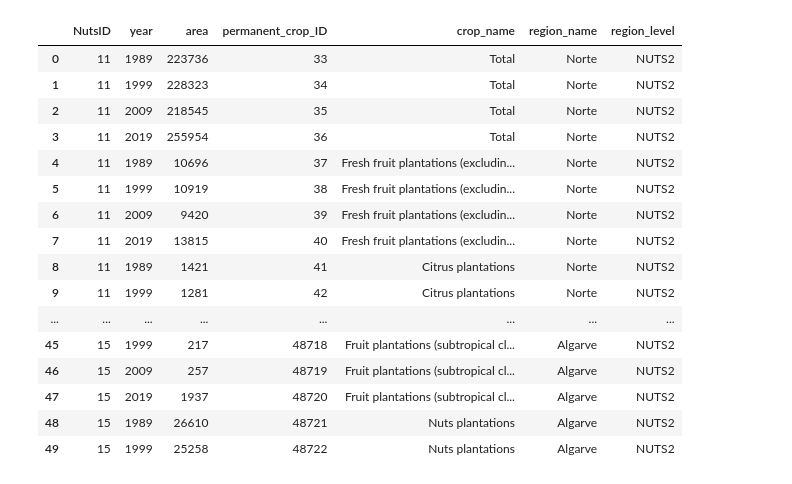
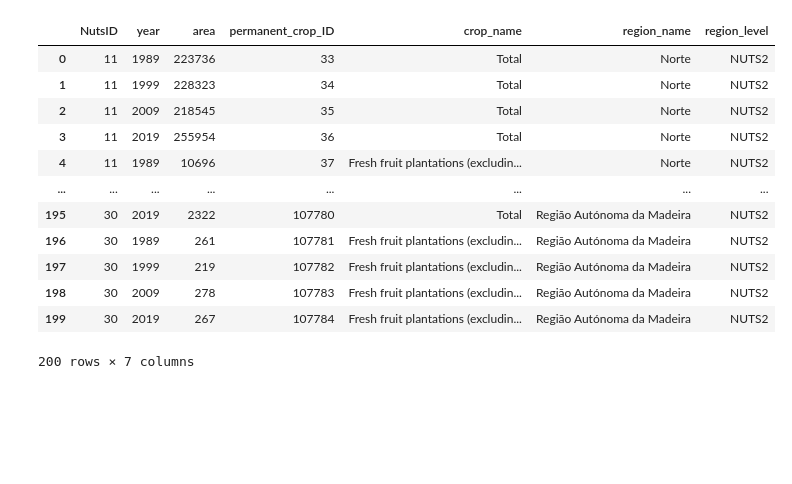
Before and after one commit to domwelsh/avcad_final, a Jupyter notebook: Codes/Code_1.ipynb, the cells around one changed output. Saved outputs shown, nothing was run; the diff lists cells and outputs as text; code cells hidden in the pictures; blank space fills up the shorter version.

```diff
--- a/Codes/Code_1.ipynb
+++ b/Codes/Code_1.ipynb
@@ -4,22 +4,18 @@ import seaborn as sns # For plotting
 import matplotlib.pyplot as plt # For showing plots
 # %%
 df = pd.read_csv('Permanent_Crop_NUTS2.csv', sep=",")
-df.head(50)
+df.head(200)
 # %% [output]
 |  | NutsID | year | area | permanent_crop_ID | crop_name | region_name | region_level |
 | 0 | 11 | 1989 | 223736 | 33 | Total | Norte | NUTS2 |
 | 1 | 11 | 1999 | 228323 | 34 | Total | Norte | NUTS2 |
 | 2 | 11 | 2009 | 218545 | 35 | Total | Norte | NUTS2 |
 | 3 | 11 | 2019 | 255954 | 36 | Total | Norte | NUTS2 |
 | 4 | 11 | 1989 | 10696 | 37 | Fresh fruit plantations (excludin... | Norte | NUTS2 |
-| 5 | 11 | 1999 | 10919 | 38 | Fresh fruit plantations (excludin... | Norte | NUTS2 |
-| 6 | 11 | 2009 | 9420 | 39 | Fresh fruit plantations (excludin... | Norte | NUTS2 |
-| 7 | 11 | 2019 | 13815 | 40 | Fresh fruit plantations (excludin... | Norte | NUTS2 |
-| 8 | 11 | 1989 | 1421 | 41 | Citrus plantations | Norte | NUTS2 |
-| 9 | 11 | 1999 | 1281 | 42 | Citrus plantations | Norte | NUTS2 |
 | ... | ... | ... | ... | ... | ... | ... | ... |
-| 45 | 15 | 1999 | 217 | 48718 | Fruit plantations (subtropical cl... | Algarve | NUTS2 |
-| 46 | 15 | 2009 | 257 | 48719 | Fruit plantations (subtropical cl... | Algarve | NUTS2 |
-| 47 | 15 | 2019 | 1937 | 48720 | Fruit plantations (subtropical cl... | Algarve | NUTS2 |
-| 48 | 15 | 1989 | 26610 | 48721 | Nuts plantations | Algarve | NUTS2 |
-| 49 | 15 | 1999 | 25258 | 48722 | Nuts plantations | Algarve | NUTS2 |
+| 195 | 30 | 2019 | 2322 | 107780 | Total | Região Autónoma da Madeira | NUTS2 |
+| 196 | 30 | 1989 | 261 | 107781 | Fresh fruit plantations (excludin... | Região Autónoma da Madeira | NUTS2 |
+| 197 | 30 | 1999 | 219 | 107782 | Fresh fruit plantations (excludin... | Região Autónoma da Madeira | NUTS2 |
+| 198 | 30 | 2009 | 278 | 107783 | Fresh fruit plantations (excludin... | Região Autónoma da Madeira | NUTS2 |
+| 199 | 30 | 2019 | 267 | 107784 | Fresh fruit plantations (excludin... | Região Autónoma da Madeira | NUTS2 |
+200 rows × 7 columns
```
Also changed, not shown: parts of 3 cells of this notebook.
